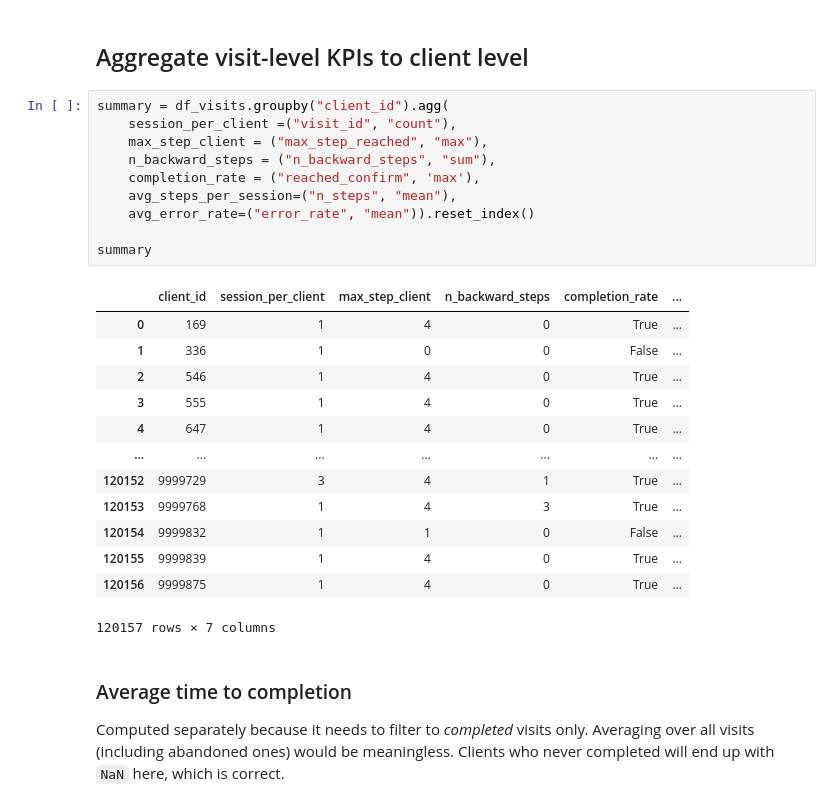
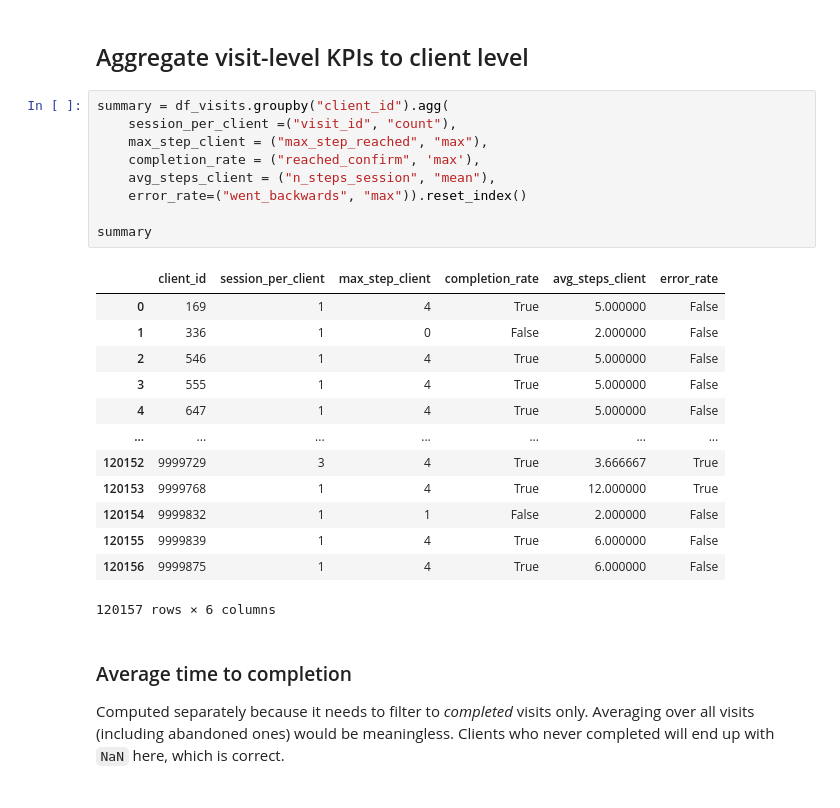
Before and after one commit to anwenvroberts-max/vanguard_AB, a Jupyter notebook: notebooks/clients_kpi.ipynb, the cells around one changed output. Saved outputs shown, nothing was run; the diff lists cells and outputs as text.

```diff
--- a/notebooks/clients_kpi.ipynb
+++ b/notebooks/clients_kpi.ipynb
@@ -37,27 +37,26 @@ df_clients_roster['gendr'] = df_clients_roster['gendr'].replace({'X': 'U'})
 # %%
 summary = df_visits.groupby("client_id").agg(
     session_per_client =("visit_id", "count"),
     max_step_client = ("max_step_reached", "max"),
-    n_backward_steps = ("n_backward_steps", "sum"),
     completion_rate = ("reached_confirm", 'max'),
-    avg_steps_per_session=("n_steps", "mean"),
-    avg_error_rate=("error_rate", "mean")).reset_index()
+    avg_steps_client = ("n_steps_session", "mean"),
+    error_rate=("went_backwards", "max")).reset_index()
 
 summary
 # %% [output]
-|  | client_id | session_per_client | max_step_client | n_backward_steps | completion_rate | ... |
-| 0 | 169 | 1 | 4 | 0 | True | ... |
-| 1 | 336 | 1 | 0 | 0 | False | ... |
-| 2 | 546 | 1 | 4 | 0 | True | ... |
-| 3 | 555 | 1 | 4 | 0 | True | ... |
-| 4 | 647 | 1 | 4 | 0 | True | ... |
+|  | client_id | session_per_client | max_step_client | completion_rate | avg_steps_client | error_rate |
+| 0 | 169 | 1 | 4 | True | 5.000000 | False |
+| 1 | 336 | 1 | 0 | False | 2.000000 | False |
+| 2 | 546 | 1 | 4 | True | 5.000000 | False |
+| 3 | 555 | 1 | 4 | True | 5.000000 | False |
+| 4 | 647 | 1 | 4 | True | 5.000000 | False |
 | ... | ... | ... | ... | ... | ... | ... |
-| 120152 | 9999729 | 3 | 4 | 1 | True | ... |
-| 120153 | 9999768 | 1 | 4 | 3 | True | ... |
-| 120154 | 9999832 | 1 | 1 | 0 | False | ... |
-| 120155 | 9999839 | 1 | 4 | 0 | True | ... |
-| 120156 | 9999875 | 1 | 4 | 0 | True | ... |
+| 120152 | 9999729 | 3 | 4 | True | 3.666667 | True |
+| 120153 | 9999768 | 1 | 4 | True | 12.000000 | True |
+| 120154 | 9999832 | 1 | 1 | False | 2.000000 | False |
+| 120155 | 9999839 | 1 | 4 | True | 6.000000 | False |
+| 120156 | 9999875 | 1 | 4 | True | 6.000000 | False |
-120157 rows × 7 columns
+120157 rows × 6 columns
 # %% [markdown]
 ### Average time to completion
 
```
Also changed, not shown: parts of 2 cells of this notebook, 3 other files.
